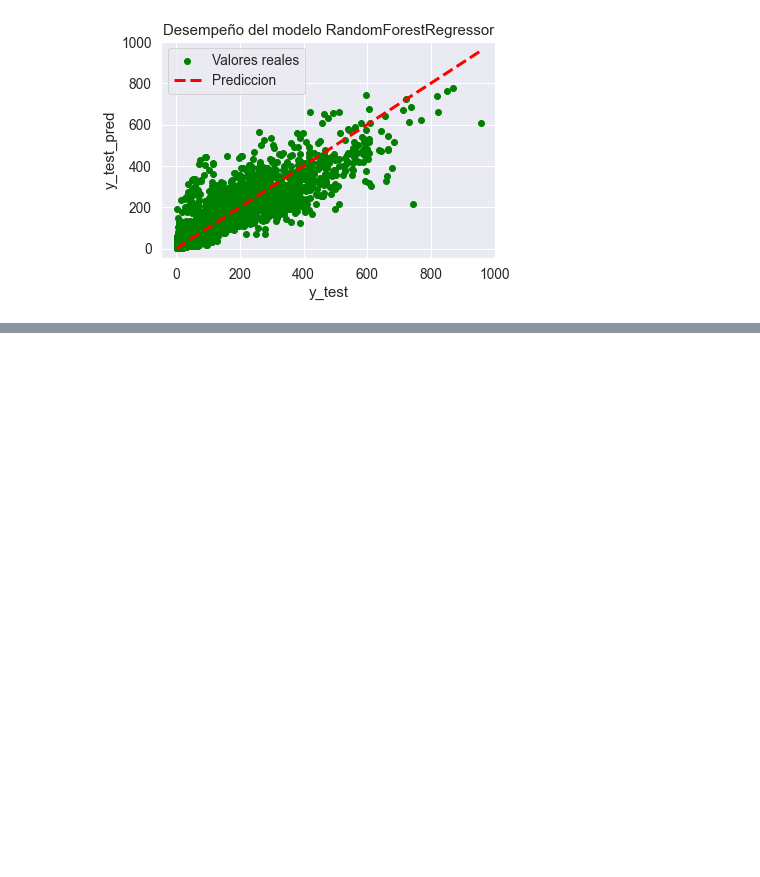
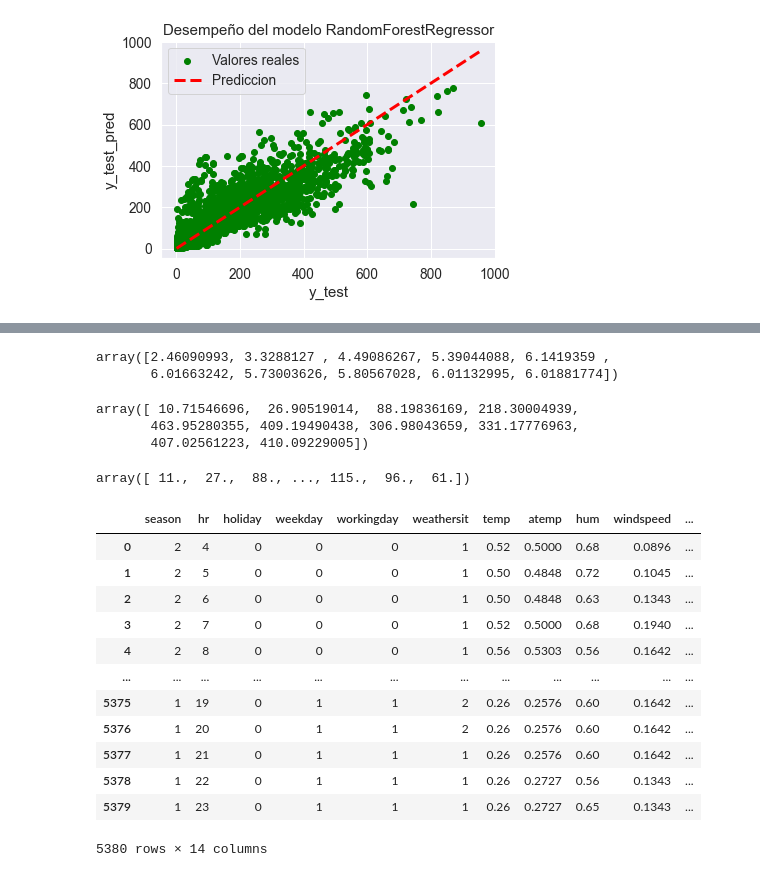
Before and after one commit to agusm95/Datathon, a Jupyter notebook: analisis.ipynb, the cells around one changed output, grey strips where cells are left out. Drawn from its saved outputs; the diff is of its cells as text; code cells hidden in the pictures; blank space fills up the shorter version.

```diff
--- a/analisis.ipynb
+++ b/analisis.ipynb
@@ -402,2 +469,42 @@ array([101.43 ,   6.22 , 178.58 , ..., 322.65 , 228.765, 266.19 ])
+# %%
+prediccion = ridge_reg.predict(test_fin)
+prediccion[0:10]
+# %% [output]
+array([2.46090993, 3.3288127 , 4.49086267, 5.39044088, 6.1419359 ,
+       6.01663242, 5.73003626, 5.80567028, 6.01132995, 6.01881774])
+# %%
+#Volver a los valores originales cantidad
+prediccion_cnt = np.expm1(prediccion)
+prediccion_cnt[0:10]
+# %% [output]
+array([ 10.71546696,  26.90519014,  88.19836169, 218.30004939,
+       463.95280355, 409.19490438, 306.98043659, 331.17776963,
+       407.02561223, 410.09229005])
+# %%
+prediccion_cnt = np.round(prediccion_cnt, 0)
+prediccion_cnt
+# %% [output]
+array([ 11.,  27.,  88., ..., 115.,  96.,  61.])
+# %%
+df = pd.DataFrame(prediccion_cnt)
+df.rename(columns={0:'pred'}, inplace=True)
+# %%
+predic = pd.concat([df_test, df], axis=1)
+# %%
+predic
+# %% [output]
+|  | season | hr | holiday | weekday | workingday | weathersit | temp | atemp | hum | windspeed | ... |
+| 0 | 2 | 4 | 0 | 0 | 0 | 1 | 0.52 | 0.5000 | 0.68 | 0.0896 | ... |
+| 1 | 2 | 5 | 0 | 0 | 0 | 1 | 0.50 | 0.4848 | 0.72 | 0.1045 | ... |
+| 2 | 2 | 6 | 0 | 0 | 0 | 1 | 0.50 | 0.4848 | 0.63 | 0.1343 | ... |
+| 3 | 2 | 7 | 0 | 0 | 0 | 1 | 0.52 | 0.5000 | 0.68 | 0.1940 | ... |
+| 4 | 2 | 8 | 0 | 0 | 0 | 1 | 0.56 | 0.5303 | 0.56 | 0.1642 | ... |
+| ... | ... | ... | ... | ... | ... | ... | ... | ... | ... | ... | ... |
+| 5375 | 1 | 19 | 0 | 1 | 1 | 2 | 0.26 | 0.2576 | 0.60 | 0.1642 | ... |
+| 5376 | 1 | 20 | 0 | 1 | 1 | 2 | 0.26 | 0.2576 | 0.60 | 0.1642 | ... |
+| 5377 | 1 | 21 | 0 | 1 | 1 | 1 | 0.26 | 0.2576 | 0.60 | 0.1642 | ... |
+| 5378 | 1 | 22 | 0 | 1 | 1 | 1 | 0.26 | 0.2727 | 0.56 | 0.1343 | ... |
+| 5379 | 1 | 23 | 0 | 1 | 1 | 1 | 0.26 | 0.2727 | 0.65 | 0.1343 | ... |
+5380 rows × 14 columns
 # %%
 '''Lo guardo en un data frame y convierto en csv'''
```
Also changed, not shown: parts of 37 cells of this notebook, 1 other file.
